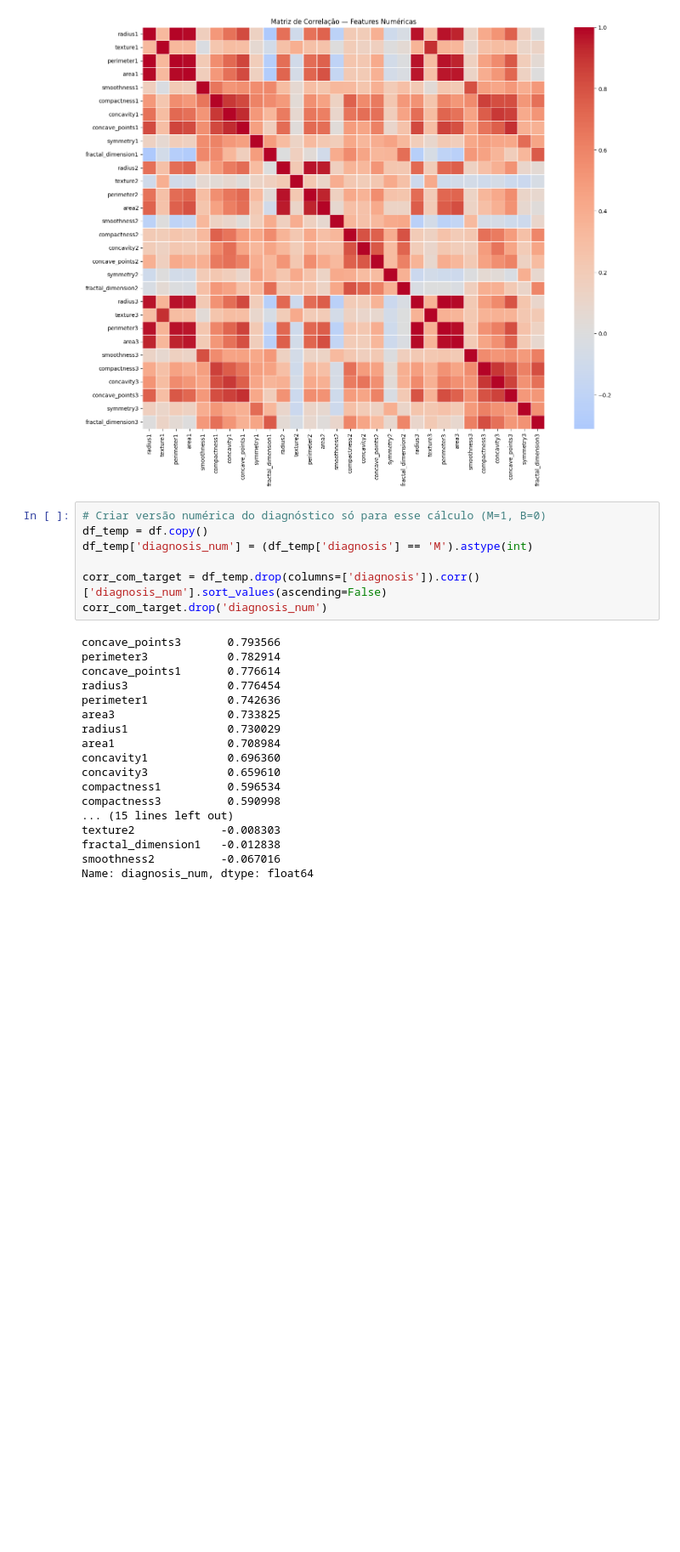
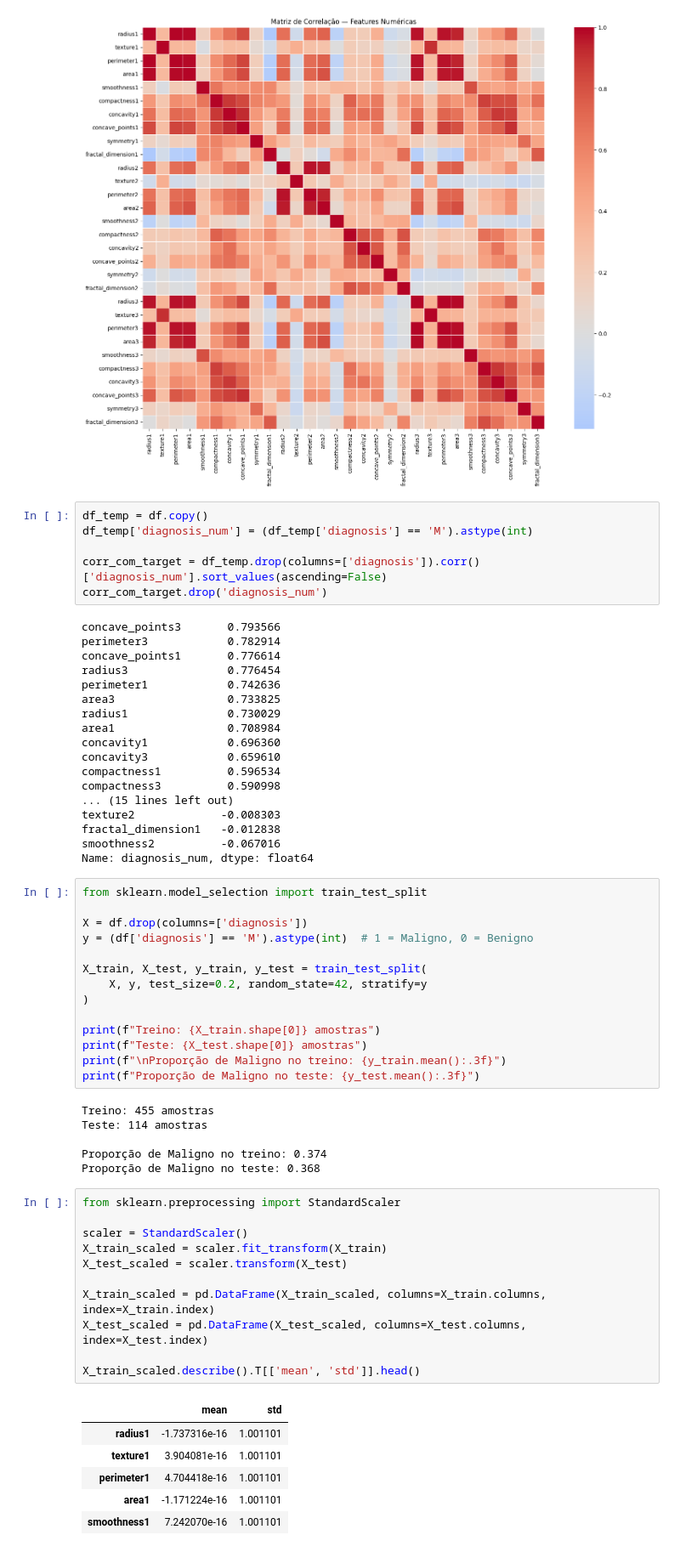
Before and after one commit to fernando-m-vale/IA-For-Devs, a Jupyter notebook: notebooks/02_preprocessing.ipynb, the cells around one changed output. Shown at 85% size. Drawn from its saved outputs; the diff is of its cells as text; blank space fills up the shorter version.

```diff
--- a/notebooks/02_preprocessing.ipynb
+++ b/notebooks/02_preprocessing.ipynb
@@ -30,7 +30,6 @@ plt.show()
 # %% [output]
 [figure]
 # %%
-# Criar versão numérica do diagnóstico só para esse cálculo (M=1, B=0)
 df_temp = df.copy()
 df_temp['diagnosis_num'] = (df_temp['diagnosis'] == 'M').astype(int)
 
@@ -54,3 +53,41 @@ texture2             -0.008303
 fractal_dimension1   -0.012838
 smoothness2          -0.067016
 Name: diagnosis_num, dtype: float64
+# %%
+from sklearn.model_selection import train_test_split
+
+X = df.drop(columns=['diagnosis'])
+y = (df['diagnosis'] == 'M').astype(int)  # 1 = Maligno, 0 = Benigno
+
+X_train, X_test, y_train, y_test = train_test_split(
+    X, y, test_size=0.2, random_state=42, stratify=y
+)
+
+print(f"Treino: {X_train.shape[0]} amostras")
+print(f"Teste: {X_test.shape[0]} amostras")
+print(f"\nProporção de Maligno no treino: {y_train.mean():.3f}")
+print(f"Proporção de Maligno no teste: {y_test.mean():.3f}")
+# %% [output]
+Treino: 455 amostras
+Teste: 114 amostras
+
+Proporção de Maligno no treino: 0.374
+Proporção de Maligno no teste: 0.368
+# %%
+from sklearn.preprocessing import StandardScaler
+
+scaler = StandardScaler()
+X_train_scaled = scaler.fit_transform(X_train)
+X_test_scaled = scaler.transform(X_test)
+
+X_train_scaled = pd.DataFrame(X_train_scaled, columns=X_train.columns, index=X_train.index)
+X_test_scaled = pd.DataFrame(X_test_scaled, columns=X_test.columns, index=X_test.index)
+
+X_train_scaled.describe().T[['mean', 'std']].head()
+# %% [output]
+|  | mean | std |
+| radius1 | -1.737316e-16 | 1.001101 |
+| texture1 | 3.904081e-16 | 1.001101 |
+| perimeter1 | 4.704418e-16 | 1.001101 |
+| area1 | -1.171224e-16 | 1.001101 |
+| smoothness1 | 7.242070e-16 | 1.001101 |
```
Also changed, not shown: 6 other files.
